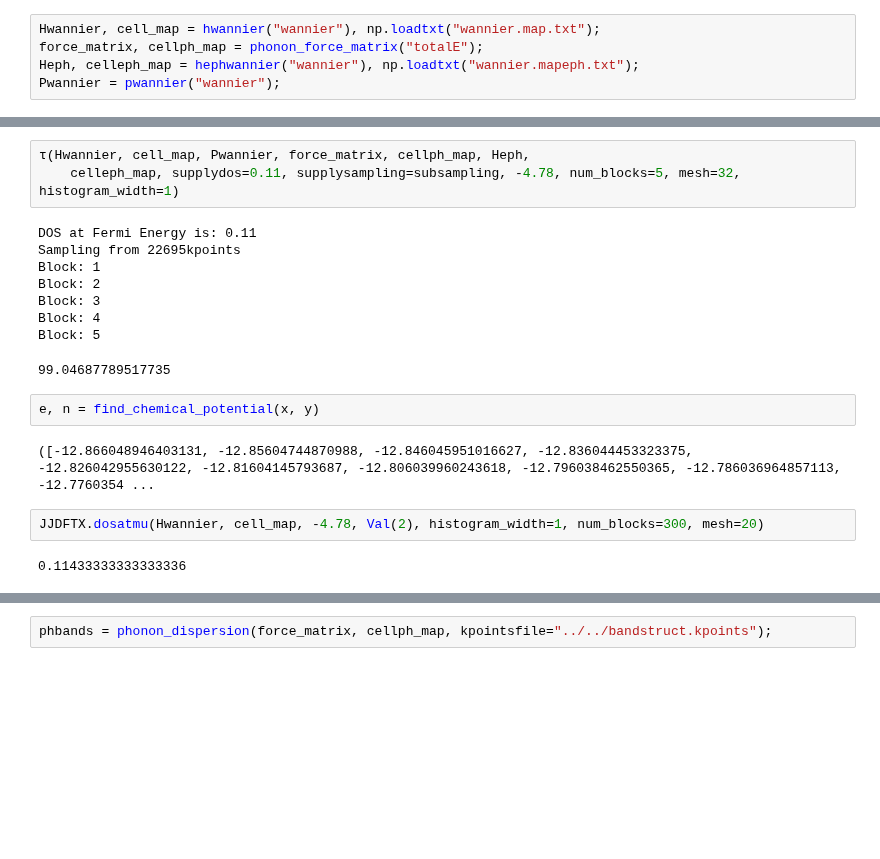
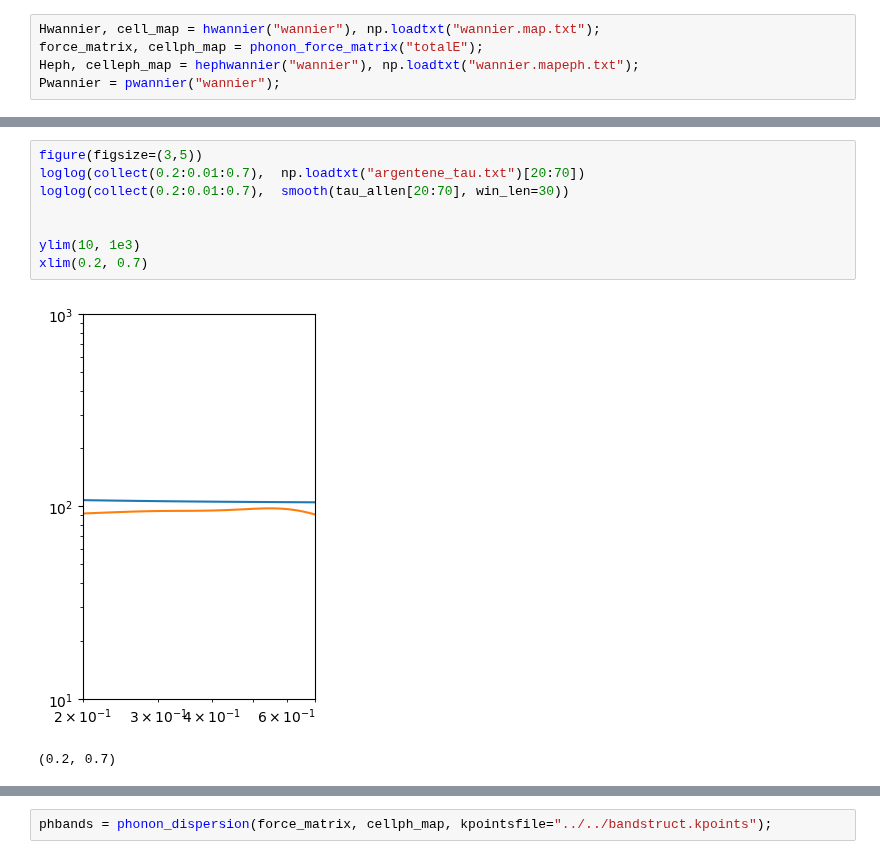
Before and after one commit to AliGhorashiCMT/Plasmons_Paper, a Jupyter notebook: Substitutional_Defects/Argentene/2Dnew/Analyze.ipynb, the cells around one changed output, grey strips where cells are left out. Cells and saved outputs as stored; diff of their text form; blank space fills up the shorter version.

Commit message:
tau allen for argentene and silver

```diff
--- a/Substitutional_Defects/Argentene/2Dnew/Analyze.ipynb
+++ b/Substitutional_Defects/Argentene/2Dnew/Analyze.ipynb
@@ -87,20 +86,11 @@ xlim(0.1, 1)
-# %%
-τ(Hwannier, cell_map, Pwannier, force_matrix, cellph_map, Heph,
-    celleph_map, supplydos=0.11, supplysampling=subsampling, -4.78, num_blocks=5, mesh=32, histogram_width=1)
-# %% [output]
-DOS at Fermi Energy is: 0.11
-Sampling from 22695kpoints
-Block: 1
-Block: 2
-Block: 3
-Block: 4
-Block: 5
-99.04687789517735
-# %%
-e, n = find_chemical_potential(x, y)
-# %% [output]
-([-12.866048946403131, -12.85604744870988, -12.846045951016627, -12.836044453323375, -12.826042955630122, -12.81604145793687, -12.806039960243618, -12.796038462550365, -12.786036964857113, -12.7760354 ...
-# %%
-JJDFTX.dosatmu(Hwannier, cell_map, -4.78, Val(2), histogram_width=1, num_blocks=300, mesh=20)
-# %% [output]
-0.11433333333333336
+# %%
+figure(figsize=(3,5))
+loglog(collect(0.2:0.01:0.7),  np.loadtxt("argentene_tau.txt")[20:70])
+loglog(collect(0.2:0.01:0.7),  smooth(tau_allen[20:70], win_len=30))
+
+
+ylim(10, 1e3)
+xlim(0.2, 0.7)
+# %% [output]
+[figure, added]
+(0.2, 0.7)
```
Also changed, not shown: parts of 24 cells of this notebook, 1 other file.
